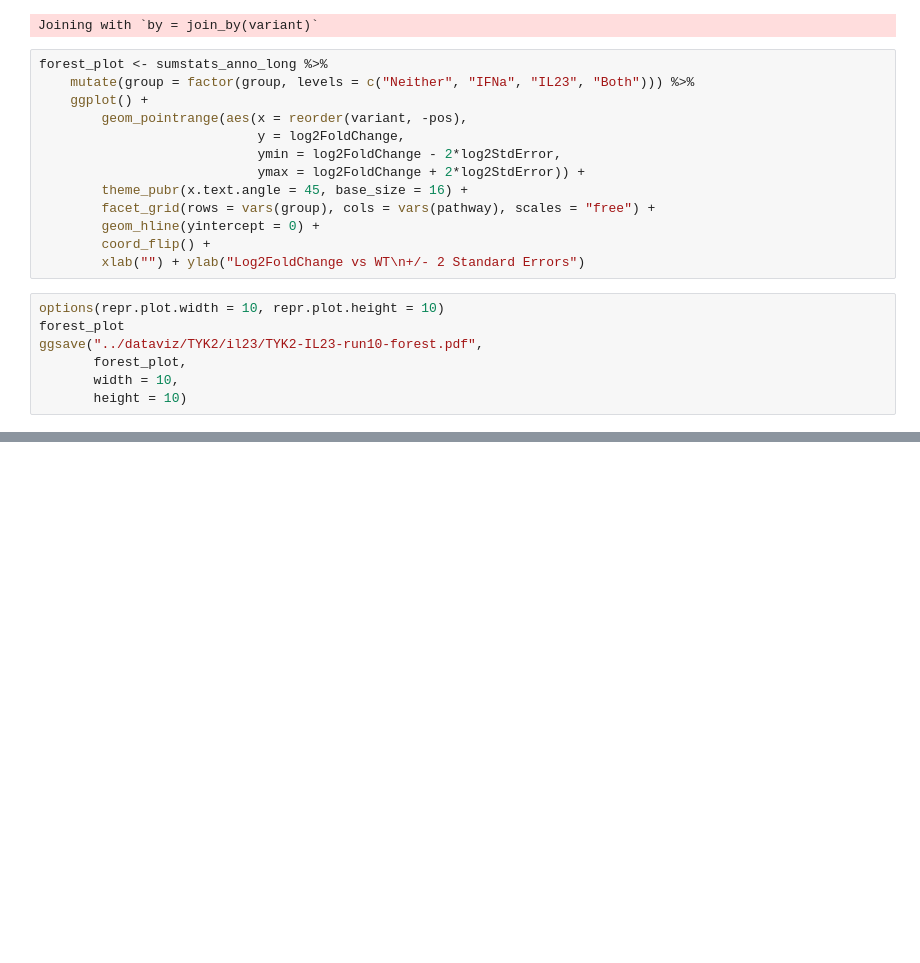
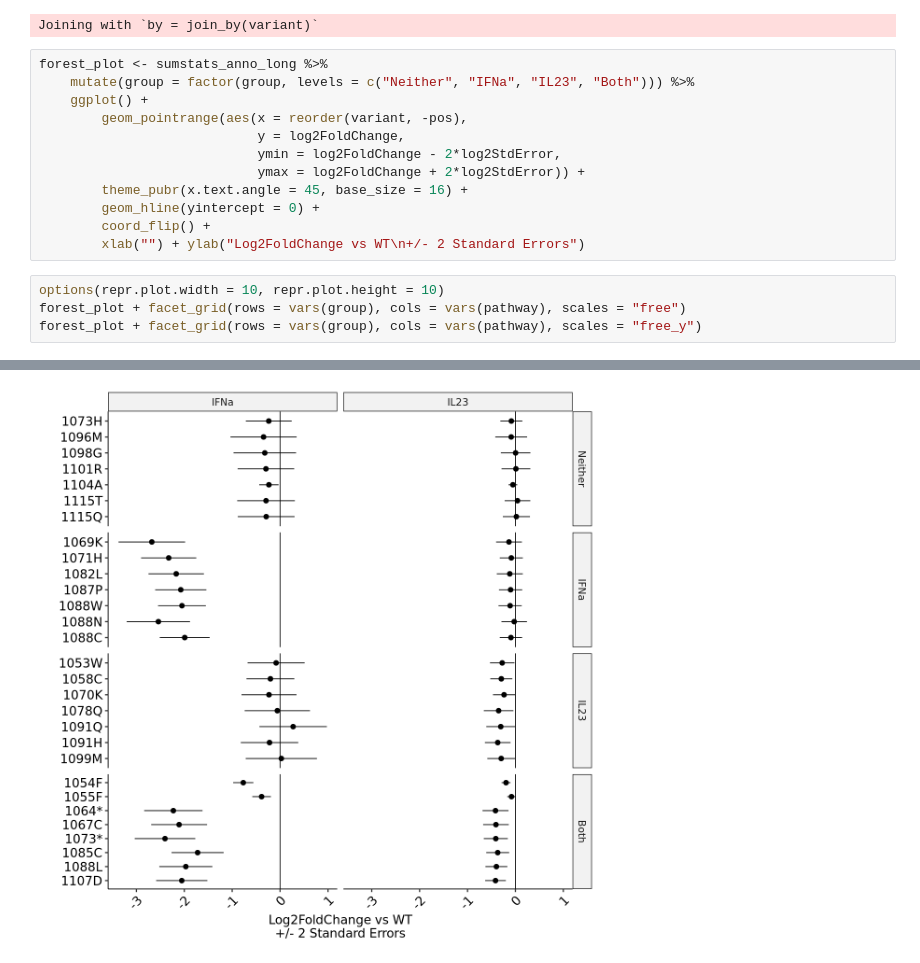
Before and after one commit to MiTPenguin/bms-dms, a Jupyter notebook: notebooks/TYK2-IL23-run10-refine.ipynb, the cells around one changed output, grey strips where cells are left out. Cells and saved outputs as stored; diff of their text form; blank space fills up the shorter version.

```diff
--- a/notebooks/TYK2-IL23-run10-refine.ipynb
+++ b/notebooks/TYK2-IL23-run10-refine.ipynb
@@ -303,16 +307,13 @@ forest_plot <- sumstats_anno_long %>%
                             ymin = log2FoldChange - 2*log2StdError,
                             ymax = log2FoldChange + 2*log2StdError)) +
         theme_pubr(x.text.angle = 45, base_size = 16) +
-        facet_grid(rows = vars(group), cols = vars(pathway), scales = "free") +
         geom_hline(yintercept = 0) +
         coord_flip() +
         xlab("") + ylab("Log2FoldChange vs WT\n+/- 2 Standard Errors")
 # %%
 options(repr.plot.width = 10, repr.plot.height = 10)
-forest_plot
-ggsave("../dataviz/TYK2/il23/TYK2-IL23-run10-forest.pdf",
-       forest_plot,
-       width = 10,
-       height = 10)
+forest_plot + facet_grid(rows = vars(group), cols = vars(pathway), scales = "free")
+forest_plot + facet_grid(rows = vars(group), cols = vars(pathway), scales = "free_y")
 # %% [output]
 [figure]
+[figure, added]
```
Also changed, not shown: parts of 2 cells of this notebook, 16 other files.
